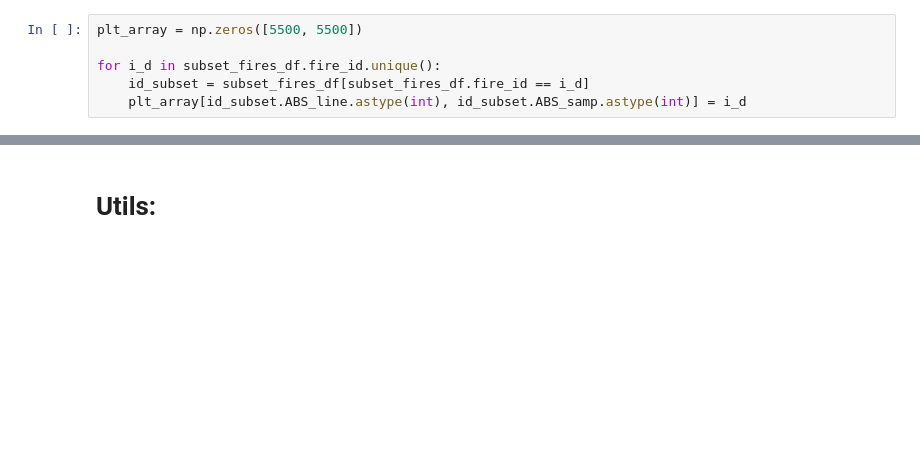
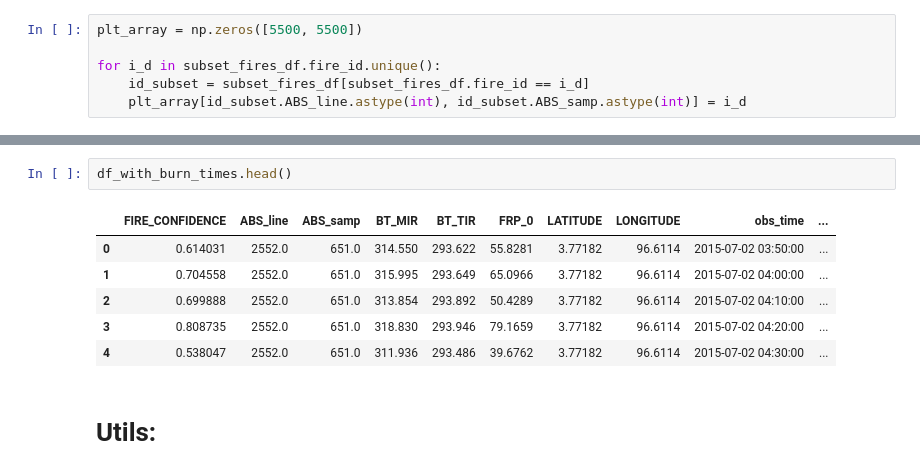
Before and after one commit to gridl/kcl-fire-aot, a Jupyter notebook: notebooks/Fire Type Identification V2.ipynb, the cells around one changed output, grey strips where cells are left out. Cells and saved outputs as stored; diff of their text form; blank space fills up the shorter version.

```diff
--- a/notebooks/Fire Type Identification V2.ipynb
+++ b/notebooks/Fire Type Identification V2.ipynb
@@ -127,3 +143,12 @@ HTML(anim.to_html5_video())
+# %%
+df_with_burn_times.head()
+# %% [output]
+|  | FIRE_CONFIDENCE | ABS_line | ABS_samp | BT_MIR | BT_TIR | FRP_0 | LATITUDE | LONGITUDE | obs_time | ... |
+| 0 | 0.614031 | 2552.0 | 651.0 | 314.550 | 293.622 | 55.8281 | 3.77182 | 96.6114 | 2015-07-02 03:50:00 | ... |
+| 1 | 0.704558 | 2552.0 | 651.0 | 315.995 | 293.649 | 65.0966 | 3.77182 | 96.6114 | 2015-07-02 04:00:00 | ... |
+| 2 | 0.699888 | 2552.0 | 651.0 | 313.854 | 293.892 | 50.4289 | 3.77182 | 96.6114 | 2015-07-02 04:10:00 | ... |
+| 3 | 0.808735 | 2552.0 | 651.0 | 318.830 | 293.946 | 79.1659 | 3.77182 | 96.6114 | 2015-07-02 04:20:00 | ... |
+| 4 | 0.538047 | 2552.0 | 651.0 | 311.936 | 293.486 | 39.6762 | 3.77182 | 96.6114 | 2015-07-02 04:30:00 | ... |
 # %% [markdown]
 # Utils:
 # %%
```
Also changed, not shown: parts of 10 cells of this notebook.
